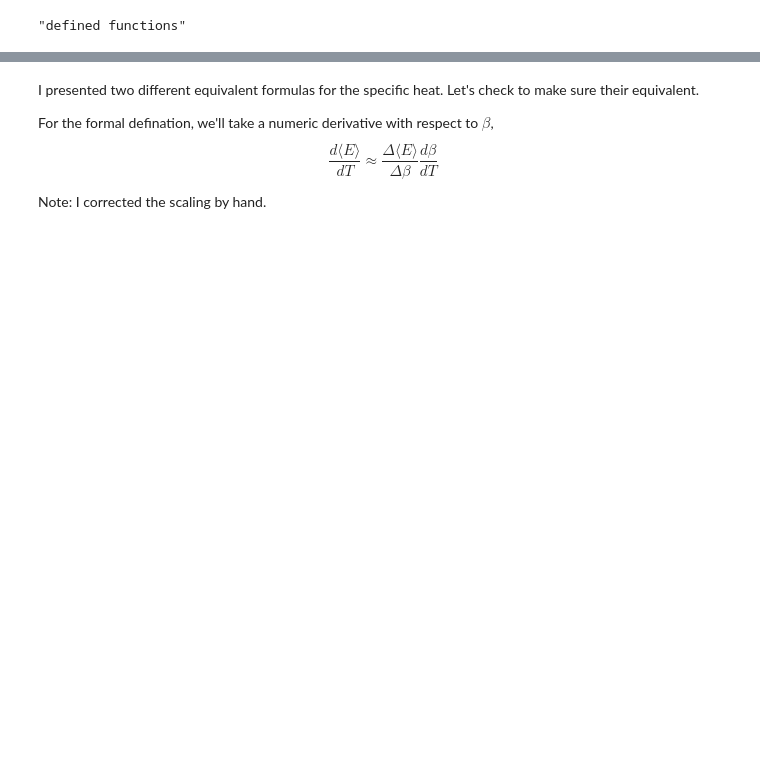
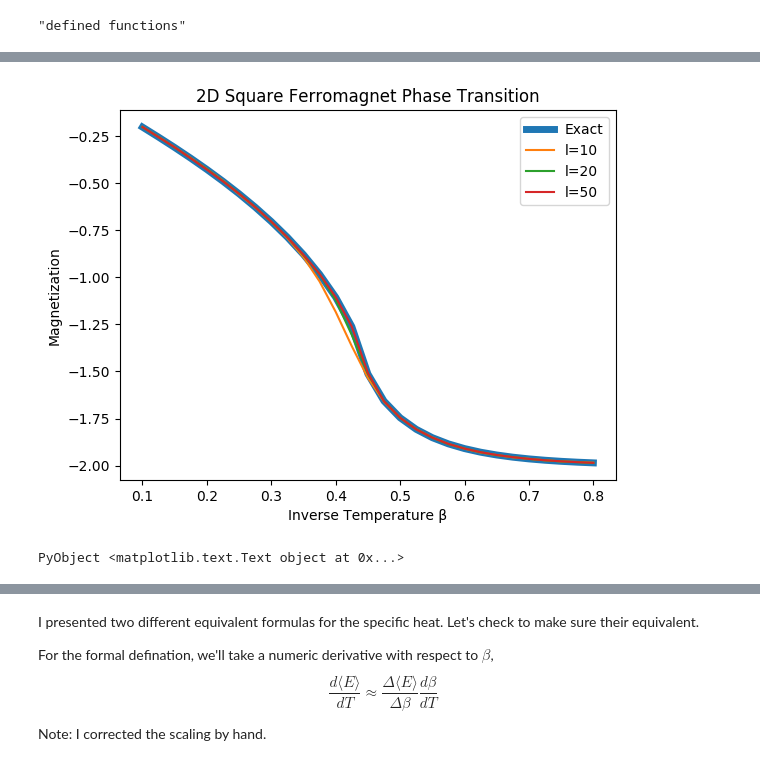
Before and after one commit to albi3ro/M4, a Jupyter notebook: Phase Transitions.ipynb, the cells around one changed output, grey strips where cells are left out. Saved outputs shown, nothing was run; the diff lists cells and outputs as text; code cells hidden in the pictures; blank space fills up the shorter version.

```diff
--- a/Phase Transitions.ipynb
+++ b/Phase Transitions.ipynb
@@ -213,0 +290,7 @@ beta: 2.0       M: 8.999999999999999e-5 E: -0.9808100000000001
+# %%
+Mex=zeros(betas)
+Eex=zeros(betas)
+for ii in 1:length(betas)
+    Mex[ii]=Mexact(betas[ii])
+    Eex[ii]=Eexact(betas[ii])
+end
@@ -251,11 +343,15 @@ title("2D Square Ferromagnet Phase Transition")
 # %%
+plot(betas,Eex,label="Exact",linewidth=5)
 plot(betas,Ee10,label="l=10")
 plot(betas,Ee20,label="l=20")
 plot(betas,Ee50,label="l=50")
 xlabel("Inverse Temperature β")
 ylabel("Magnetization")
 legend()
 title("2D Square Ferromagnet Phase Transition")
+# %% [output]
+[figure, added]
+PyObject <matplotlib.text.Text object at 0x...>
 # %%
 plot(betas,Ch10,label="l=10")
 plot(betas,Ch20,label="l=20")
```
Also changed, not shown: parts of 28 cells of this notebook, 3 other files.
